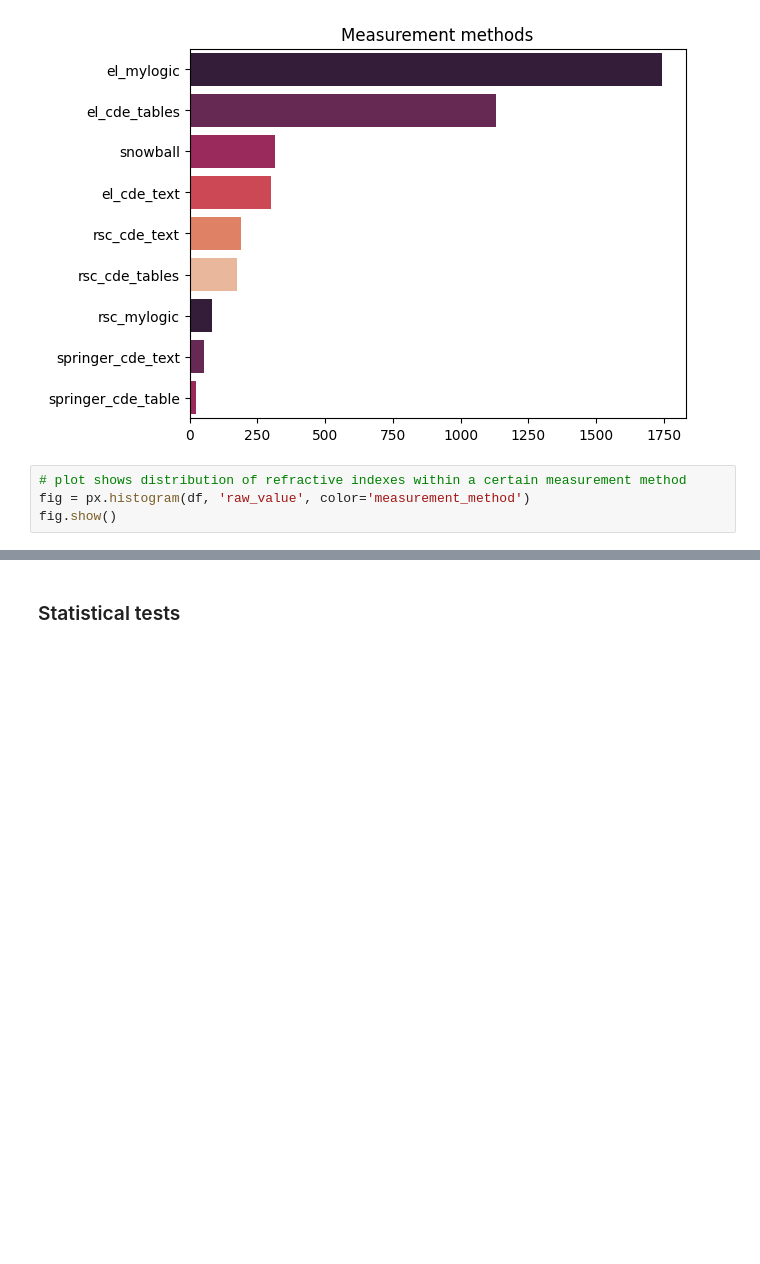
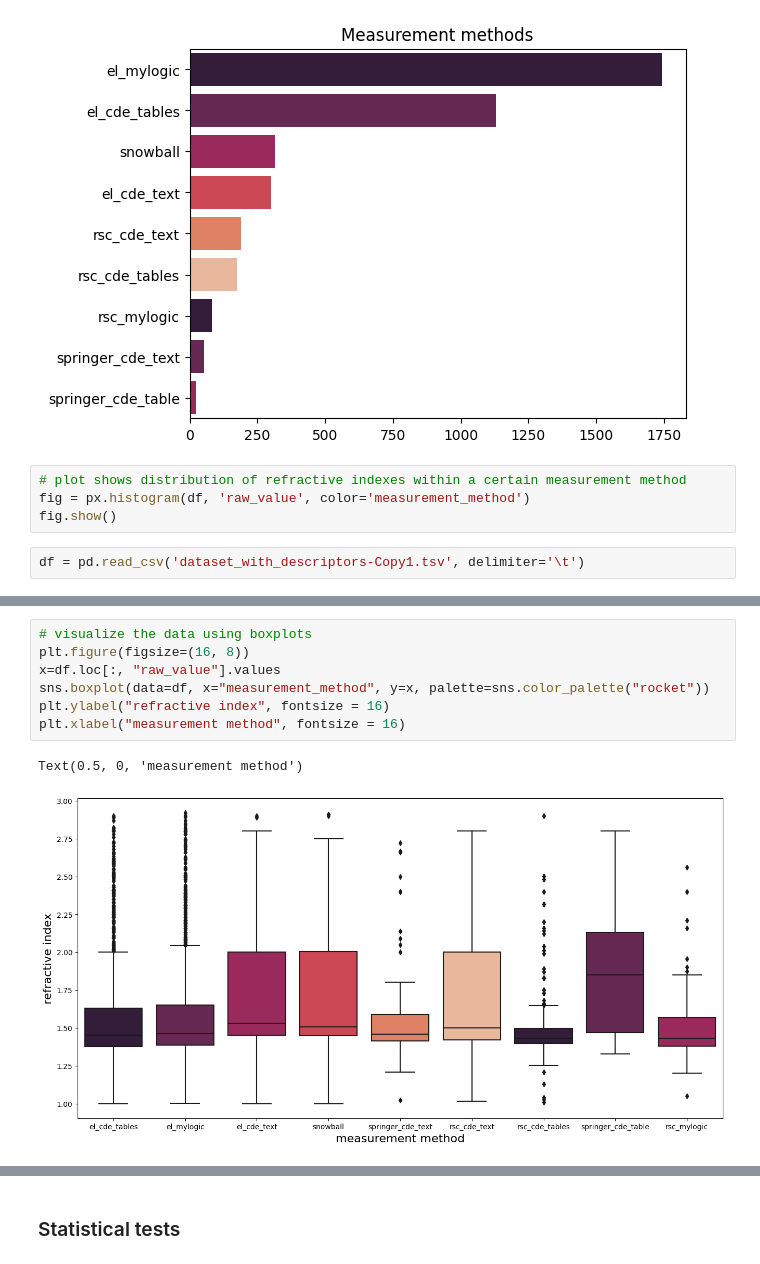
Before and after one commit to AsyaOrlova/ChemAlgorithmsCourse, a Jupyter notebook: hw_1.ipynb, the cells around one changed output, grey strips where cells are left out. Drawn from its saved outputs; the diff is of its cells as text; blank space fills up the shorter version.

Commit message:
boxplot, bar chart, scatterplot

```diff
--- a/hw_1.ipynb
+++ b/hw_1.ipynb
@@ -600,3 +600,5 @@ Text(0.5, 1.0, 'Measurement methods')
 # plot shows distribution of refractive indexes within a certain measurement method
 fig = px.histogram(df, 'raw_value', color='measurement_method')
 fig.show()
+# %%
+df = pd.read_csv('dataset_with_descriptors-Copy1.tsv', delimiter='\t')
@@ -602,0 +644,10 @@ fig.show()
+# %%
+# visualize the data using boxplots
+plt.figure(figsize=(16, 8))
+x=df.loc[:, "raw_value"].values
+sns.boxplot(data=df, x="measurement_method", y=x, palette=sns.color_palette("rocket"))
+plt.ylabel("refractive index", fontsize = 16)
+plt.xlabel("measurement method", fontsize = 16)
+# %% [output]
+Text(0.5, 0, 'measurement method')
+[figure, added]
```
Also changed, not shown: parts of 5 cells of this notebook.
